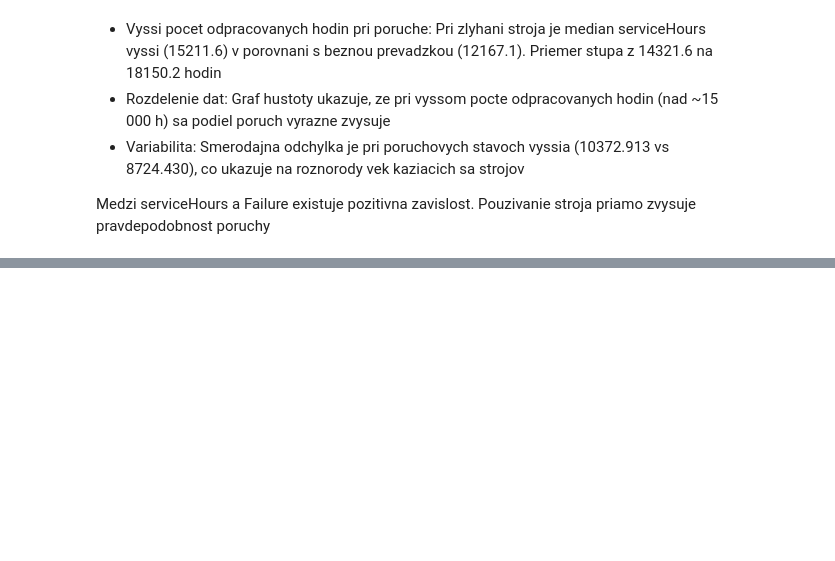
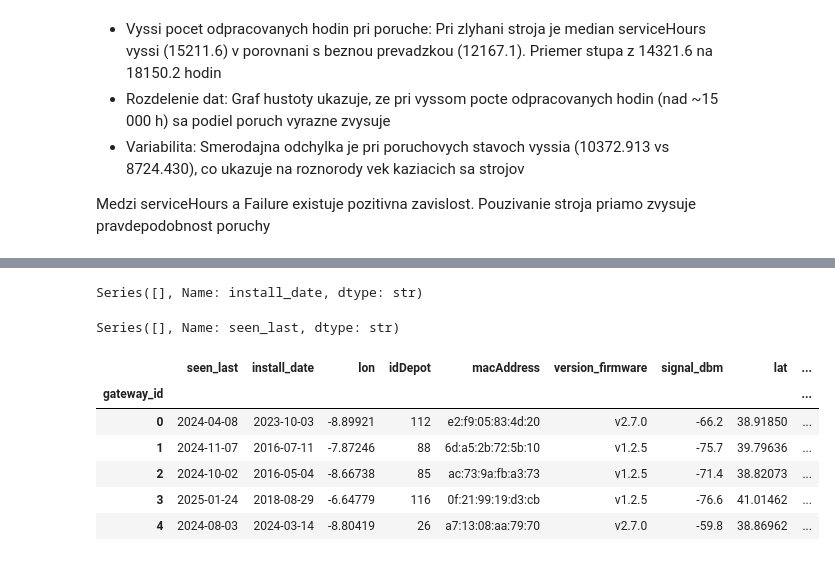
Before and after one commit to Walorean/Iau_project, a Jupyter notebook: test.ipynb, the cells around one changed output, grey strips where cells are left out. Drawn from its saved outputs; the diff is of its cells as text; code cells hidden in the pictures; blank space fills up the shorter version.

```diff
--- a/test.ipynb
+++ b/test.ipynb
@@ -698,0 +766,36 @@ Medzi serviceHours a Failure existuje pozitivna zavislost. Pouzivanie stroja pri
+# %%
+formats = ["%Y-%m-%d", "%Y/%m/%d", "%d %b %Y", "%m/%d/%Y, %H:%M:%S"]
+
+def parse_dates(col):
+    s = col.astype(str).str.strip()
+    out = pd.Series(pd.NaT, index=s.index, dtype="datetime64[ns]")
+    for fmt in formats:
+        out = out.fillna(pd.to_datetime(s, format=fmt, errors="coerce"))
+    return out
+
+for c in ["install_date", "seen_last"]:
+    data_1[c] = parse_dates(data_1[c])
+# %%
+s = data_1["install_date"].astype(str).str.strip()
+print(s[parse_dates(s).isna()])
+# %% [output]
+Series([], Name: install_date, dtype: str)
+# %%
+s = data_1["seen_last"].astype(str).str.strip()
+print(s[parse_dates(s).isna()])
+# %% [output]
+Series([], Name: seen_last, dtype: str)
+# %%
+data_1["install_date"] = data_1["install_date"].dt.strftime("%Y-%m-%d")
+# %%
+data_1["seen_last"] = data_1["seen_last"].dt.strftime("%Y-%m-%d")
+# %%
+data_1.head()
+# %% [output]
+|  | seen_last | install_date | lon | idDepot | macAddress | version_firmware | signal_dbm | lat | ... |
+| gateway_id |  |  |  |  |  |  |  |  | ... |
+| 0 | 2024-04-08 | 2023-10-03 | -8.89921 | 112 | e2:f9:05:83:4d:20 | v2.7.0 | -66.2 | 38.91850 | ... |
+| 1 | 2024-11-07 | 2016-07-11 | -7.87246 | 88 | 6d:a5:2b:72:5b:10 | v1.2.5 | -75.7 | 39.79636 | ... |
+| 2 | 2024-10-02 | 2016-05-04 | -8.66738 | 85 | ac:73:9a:fb:a3:73 | v1.2.5 | -71.4 | 38.82073 | ... |
+| 3 | 2025-01-24 | 2018-08-29 | -6.64779 | 116 | 0f:21:99:19:d3:cb | v1.2.5 | -76.6 | 41.01462 | ... |
+| 4 | 2024-08-03 | 2024-03-14 | -8.80419 | 26 | a7:13:08:aa:79:70 | v2.7.0 | -59.8 | 38.86962 | ... |
```
Also changed, not shown: parts of 8 cells of this notebook.
